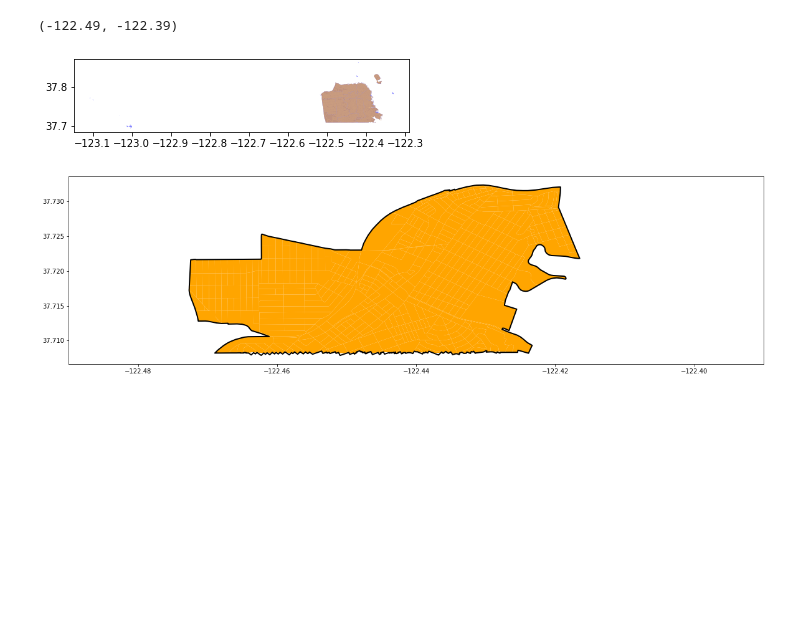
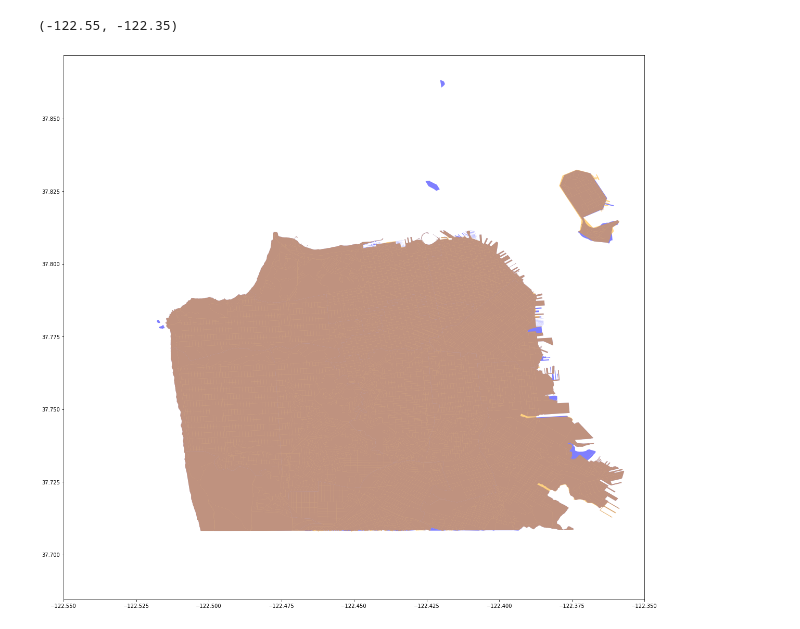
Before and after one commit to keverage-guan/RA-Work, a Jupyter notebook: acs/sf/sf_data.ipynb, the cells around one changed output. Drawn from its saved outputs; the diff is of its cells as text; code cells hidden in the pictures; blank space fills up the shorter version.

```diff
--- a/acs/sf/sf_data.ipynb
+++ b/acs/sf/sf_data.ipynb
@@ -71,36 +77,20 @@ for index, row in blocks_districts.iterrows():
 # %%
 # remove blocks where percent < 0.5
 blocks_districts = blocks_districts[blocks_districts['percent'] >= 0.5]
-# %%
-# plot blocks and districts data on the same plot with the districts plot slightly translucent
-fig, ax = plt.subplots()
-blocks.plot(ax=ax, color='blue', alpha=0.5)
-districts.plot(ax=ax, color='orange', alpha=0.5)
-
-# for each district, plot the blocks that are in that district with percent column of >0.5 of the same color
-fig, ax = plt.subplots()
-for i in range(11, 12):
-    # choose a color for the district
-    color = 'orange'
-    # go through blocks in block_districts
-    for index, block in blocks_districts.iterrows():
-        # if sup_dist is the district and percent > 0.5
-        if i == block['sup_dist']:
-            # plot the block's multipolygon in column geometry from blocks, making sure to convert the block's multipolygon to a list of coordinates
-            gpd.GeoSeries(block['geometry']).plot(ax=ax, color=color)
-
-# plot border of district 11 geometry multipolygon in thick
-districts[districts['sup_dist'] == 11].boundary.plot(ax=ax, color='black', linewidth=2)
-
-# set size bigger
-fig.set_size_inches(20, 20)
-
-# show the plot from -122.6 onward
-ax.set_xlim(-122.49, -122.39)
-# %% [output]
-(-122.49, -122.39)
-[figure, removed]
-[figure, removed]
+# %%
+# plot blocks and districts data on the same plot with the districts plot slightly translucent
+fig, ax = plt.subplots()
+blocks.plot(ax=ax, color='blue', alpha=0.5)
+districts.plot(ax=ax, color='orange', alpha=0.5)
+
+# set size bigger
+fig.set_size_inches(20, 20)
+
+# limit fig to -122.55 to -122.35
+plt.xlim(-122.55, -122.35)
+# %% [output]
+(-122.55, -122.35)
+[figure, added]
 # %%
 blocks_districts.head()
 # %% [output]
```
Also changed, not shown: parts of 10 cells of this notebook, 3 other files.
